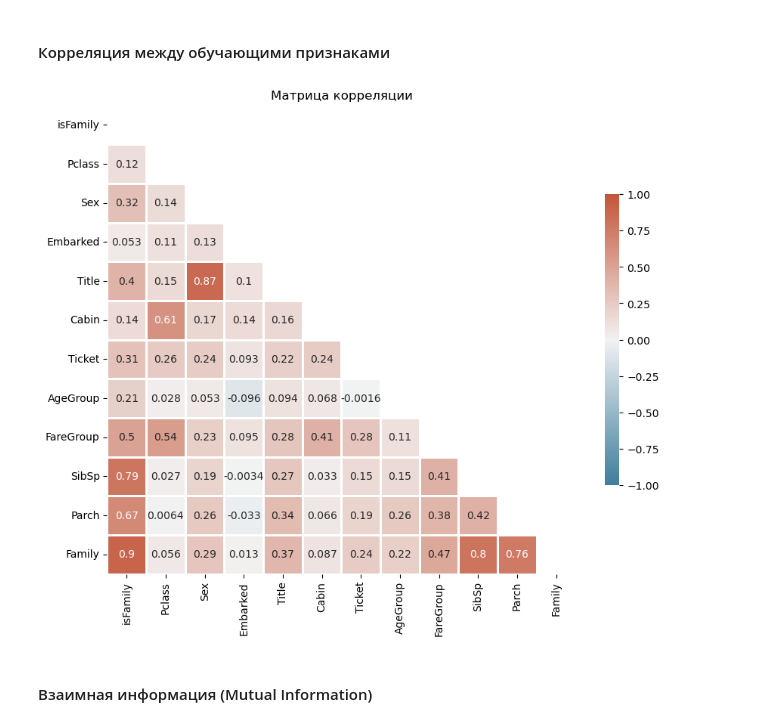
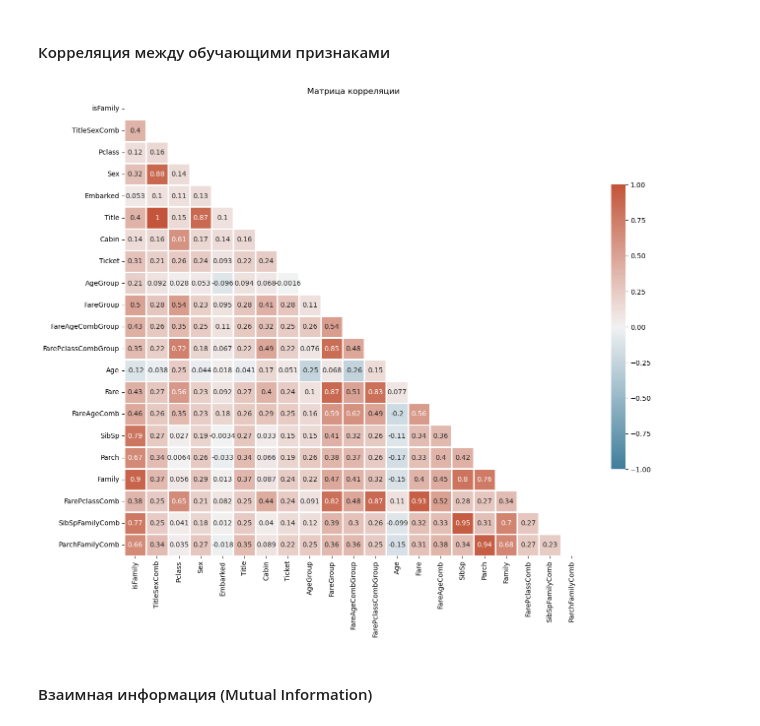
Before and after one commit to AlekseiBogachev/Titanic-Machine-Learning-from-Disaster, a Jupyter notebook: sources/SVM.ipynb, the cells around one changed output. Saved outputs shown, nothing was run; the diff lists cells and outputs as text; code cells hidden in the pictures.

```diff
--- a/sources/SVM.ipynb
+++ b/sources/SVM.ipynb
@@ -178,30 +227,41 @@ data_prep_target_enc = Pipeline([
     ('family_adder', FamilyAdder),
     ('cabin_encoder', CabinEncoder),
     ('ticket_encoder', TicketEncoder),
+    ('FareAgeComb', CombFareAge),
+    ('FarePclassComb', CombFarePclass),
+    ('SibSpFamilyComb', CombSibSpFamily),
+    ('ParchFamilyComb', CombParchFamily),
 
     ('col_selector', ColumnTransformer([
         ('drop', 'drop', ['PassengerId', 'Name']),
         ('is_family', Binarizer(), ['Family']),
+        ('title_sex_comb',
+         Pipeline([('imputer', SimpleImputer(strategy='most_frequent')),
+                   ('encoder', TargetEncoder()),
+                   ('get_max', GetMax)
+                  ]),
+         ['Sex', 'Title']
+        ),
         ('cat_features',
          Pipeline([('imputer', SimpleImputer(strategy='most_frequent')),
                    ('encoder', TargetEncoder()),
                   ]),
          ['Pclass', 'Sex', 'Embarked', 'Title', 'Cabin', 'Ticket']
         ),
-        ('age_fare',
+        ('features_discr',
          Pipeline([
              ('imputer', SimpleImputer(strategy='median')),
              ('discretizer', KBinsDiscretizer(n_bins=4, encode='ordinal', strategy='quantile')),
-             ('encoder', TargetEncoder(cols=[0, 1])),
+             ('encoder', TargetEncoder(cols=[0, 1, 2])),
          ]),
-         ['Age', 'Fare']
+         ['Age', 'Fare', 'FareAgeComb', 'FarePclassComb']
         ),
         ('num_features',
          Pipeline([
              ('imputer', SimpleImputer(strategy='median')),
              ('scaler', StandardScaler()),
          ]),
-         ['SibSp', 'Parch', 'Family']
+         ['Age', 'Fare', 'FareAgeComb', 'SibSp', 'Parch', 'Family', 'FarePclassComb', 'SibSpFamilyComb', 'ParchFamilyComb']
         ),
     ], remainder='passthrough')
     ),
@@ -211,6 +271,7 @@ data_prep_target_enc = Pipeline([
 # %%
 cols = [
     'isFamily',
+    'TitleSexComb',
     'Pclass',
     'Sex',
     'Embarked',
@@ -218,12 +279,12 @@ cols = [
     'Cabin',
     'Ticket',
     'AgeGroup',
-    'FareGroup',
+    'FareGroup', 'FareAgeCombGroup', 'FarePclassCombGroup', 'Age', 'Fare', 'FareAgeComb',
     'SibSp',
     'Parch',
-    'Family'
+    'Family', 'FarePclassComb', 'SibSpFamilyComb', 'ParchFamilyComb',
 ]
 
-preprocessed_data = pd.DataFrame(data_prep_target_enc.fit_transform(X_train, y_train), columns=cols)
+preprocessed_data = pd.DataFrame(data_prep_target_enc.fit_transform(X=X_train, y=y_train), columns=cols)
 preprocessed_data.head()
 # %% [output]
@@ -236,9 +298,9 @@ preprocessed_data.head()
 # %% [markdown]
 #### Корреляция между обучающими признаками
 # %%
-plot_corr_matrix(preprocessed_data, vmin=-1, vmax=1, size=(10, 10), method='kendall')
+plot_corr_matrix(preprocessed_data, vmin=-1, vmax=1, size=(15, 15), method='kendall')
 # %% [output]
-[figure, old version]
+[figure, new version]
 # %% [markdown]
 #### Взаимная информация (Mutual Information)
 # %%
```
Also changed, not shown: parts of 11 cells of this notebook, 2 other files.
